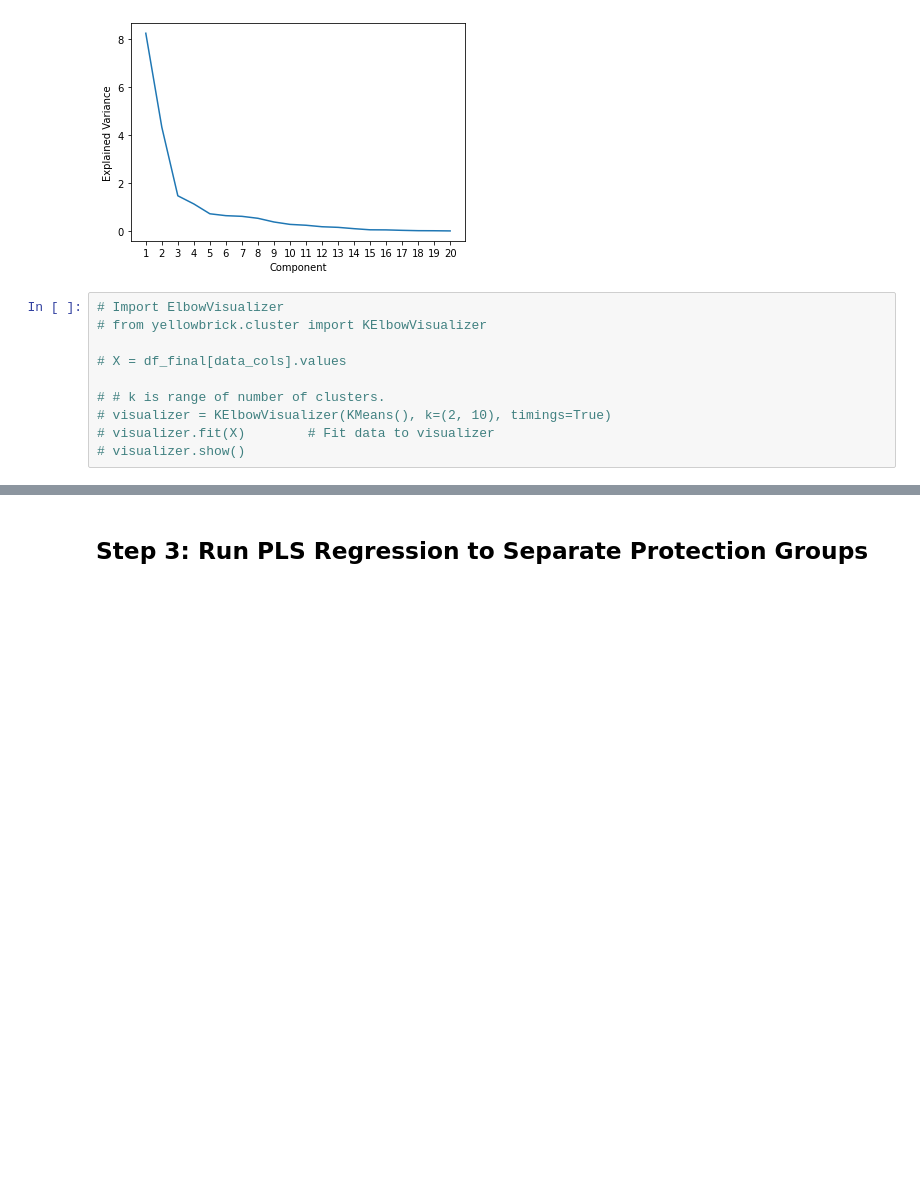
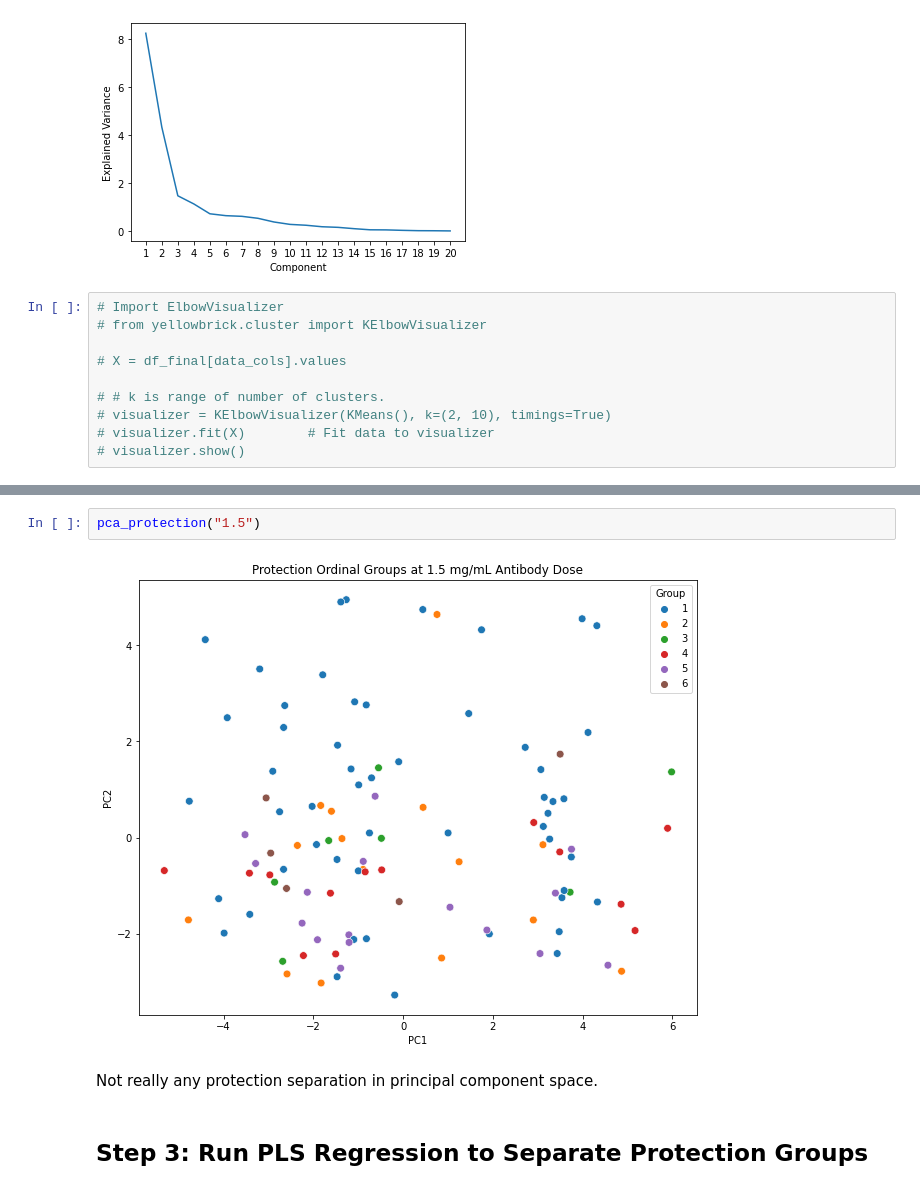
Before and after one commit to sanju99/covic, a Jupyter notebook: covic.ipynb, the cells around one changed output, grey strips where cells are left out. Drawn from its saved outputs; the diff is of its cells as text; blank space fills up the shorter version.

```diff
--- a/covic.ipynb
+++ b/covic.ipynb
@@ -347,3 +355,9 @@ plt.show()
+# %%
+pca_protection("1.5")
+# %% [output]
+[figure, added]
+# %% [markdown]
+Not really any protection separation in principal component space.
 # %% [markdown]
 ## Step 3: Run PLS Regression to Separate Protection Groups
 # %%
```
Also changed, not shown: parts of 16 cells of this notebook, 3 other files.
